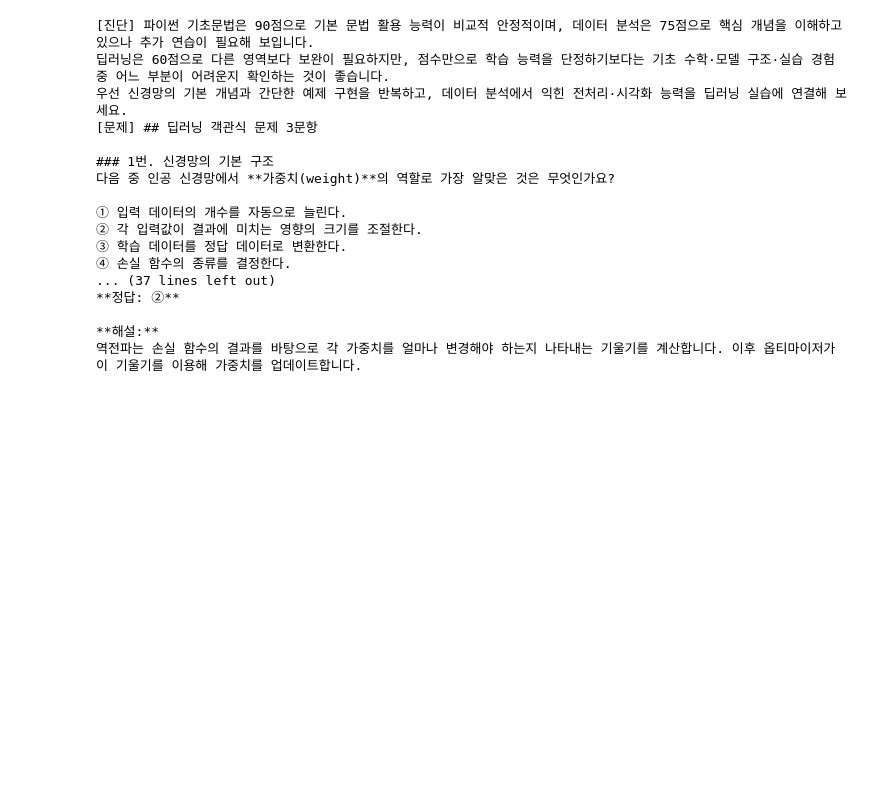
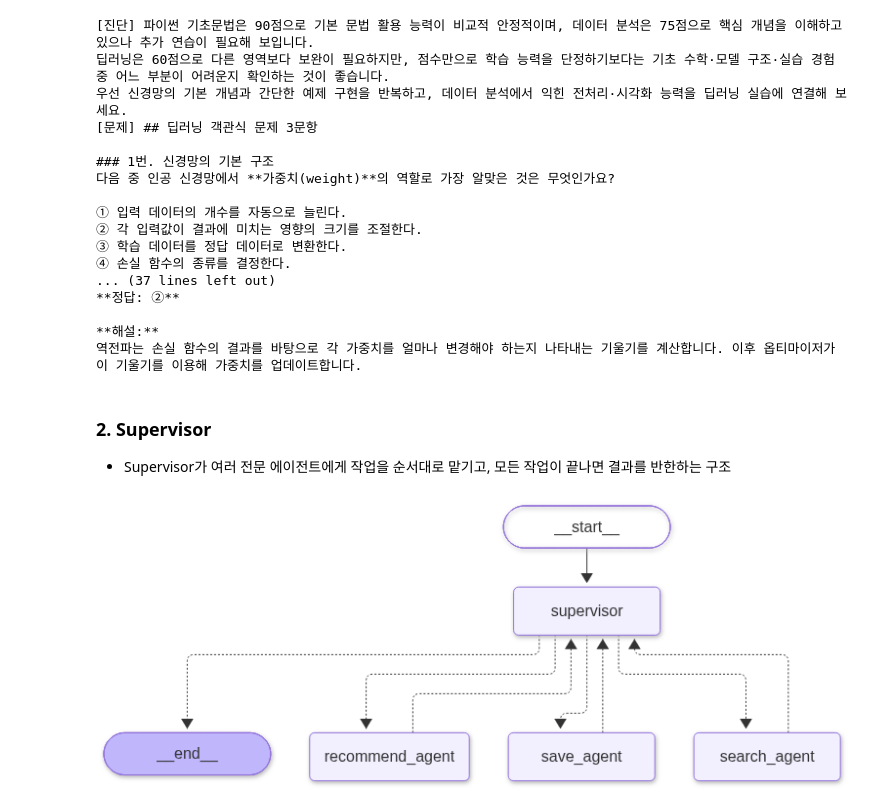
Before and after one commit to harwoon/14_Agent, a Jupyter notebook: 6_멀티에이전트.ipynb, the cells around one changed output. Saved outputs shown, nothing was run; the diff lists cells and outputs as text; code cells hidden in the pictures; blank space fills up the shorter version.

```diff
--- a/6_멀티에이전트.ipynb
+++ b/6_멀티에이전트.ipynb
@@ -287,3 +293,6 @@ print('[진단]',result['diagnosis'],'\n[문제]',result['quiz'])
 
 **해설:**
 역전파는 손실 함수의 결과를 바탕으로 각 가중치를 얼마나 변경해야 하는지 나타내는 기울기를 계산합니다. 이후 옵티마이저가 이 기울기를 이용해 가중치를 업데이트합니다.
+# %% [markdown]
+### 2. Supervisor
+- Supervisor가 여러 전문 에이전트에게 작업을 순서대로 맡기고, 모든 작업이 끝나면 결과를 반한하는 구조
@@ -289,0 +313,46 @@ print('[진단]',result['diagnosis'],'\n[문제]',result['quiz'])
+# %%
+def supervisor(state: TripState) -> Command[Literal['search_agent', 'recommend_agent','save_agent','__end__']]: # 모두 관리해서 어디든 갈 수 있음
+    completed = {"search_agent":bool(state.get('research')), "recommend_agent":bool(state.get("recommendation")),"save_agent":bool(state.get("saved_path"))}
+
+    if all(completed.values()): # all : 내부에 있는 모든 값들이 True일 때 True 반환
+        return Command(goto=END)
+
+    decision = router_llm.invoke([
+        ('system', '당신은 여행 작업 감독자입니다. 반드시 검색>추천>저장 순서로 진행하세요. 이미 완료한 작업은 반복하지 마세요. 다음 작업 이름만 선택하세요.'),
+        ('human', json.dumps({'request': state['request'], "completed":completed}, ensure_ascii=False))
+
+    ])
+
+# 이터러블 : 순서,인덱싱을 보장하지 않음. 자료가 모여있는 구조.
+# iter() : 객체가 순서를 가지게 되어 차례대로 나열할 수 있게 됨.
+# 이터레이터: iter()로 감싸면 이터러블은 이터레이터가 됨
+# next() : iter()가  next()를 통해 하나씩 꺼낼 수 있음
+
+# for문에 리스트를 넣으면 내부적으로 iter로 감싸져 순서가 생김. ex) for i in [1,2,3]:
+
+    expected = next(k for k, v in completed.items() if not v) # next:
+    return Command(update={"next_step":decision.next_step}, goto=expected)
+# %%
+def trip_search(state:TripState) -> Command[Literal['supervisor']]:
+    sources = search_web(state['request'] + '여행 추천 관광지 날씨 예보')
+    text = ask('여행 조사원입니다. 출처에 근거한 내용만 요약하고 날짜가 확인되지 않은 날씨는 확정하지 마세요.',json.dumps(sources, ensure_ascii=False))
+    return Command(update={'sources':sources, 'research':text}, goto='supervisor')
+
+def trip_recommend(state: TripState) -> Command[Literal['supervisor']]:
+    text = ask('여행 추천 전문가입니다. 조사 내용을 바탕으로 여행지 3곳과 이유, 날씨 확인 주의사항을 작성하세요. 검증되지 않은 운영시간, 예보는 쓰지 마세요.', state['request']+"\n"+state['research'])
+    return Command(update={'recommendation':text}, goto='supervisor')
+
+def trip_save(state:TripState) -> Command[Literal['supervisor']]:
+    path = OUTPUT_DIR / 'trip_recommendation.md'
+    refs = '\n'.join('- '+s["url"] for s in state.get('sources', []))
+    path.write_text('# 여행 추천\n\n'+state['recommendation']+'\n\n### 참고 검색 링크\n'+refs, encoding='utf-8')
+    return Command(update={'saved_path':str(path)},goto='supervisor')
+# %%
+builder = StateGraph(TripState)
+for name, fn in [('supervisor',supervisor),('search_agent',trip_search),('recommend_agent',trip_recommend),('save_agent',trip_save)]:
+    builder.add_node(name,fn)
+builder.add_edge(START, 'supervisor')
+trip_graph = builder.compile()
+trip_graph
+# %% [output]
+[figure, added]
```
Also changed, not shown: parts of 14 cells of this notebook, 2 other files.
